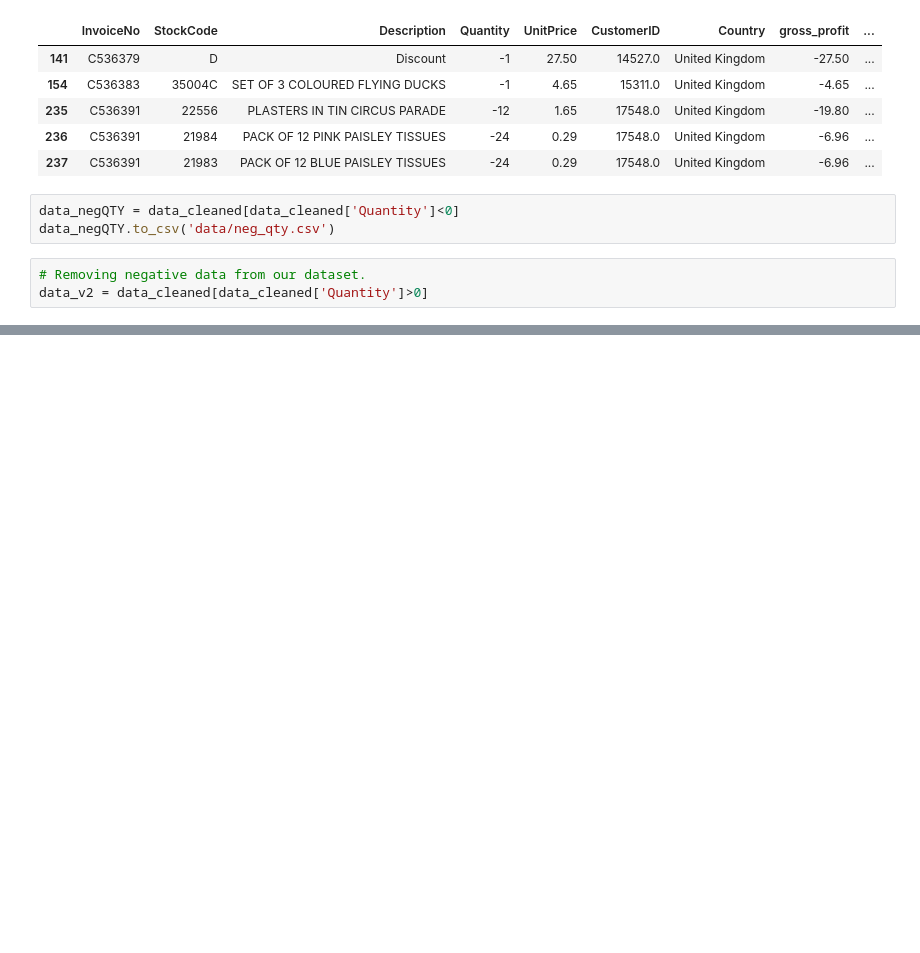
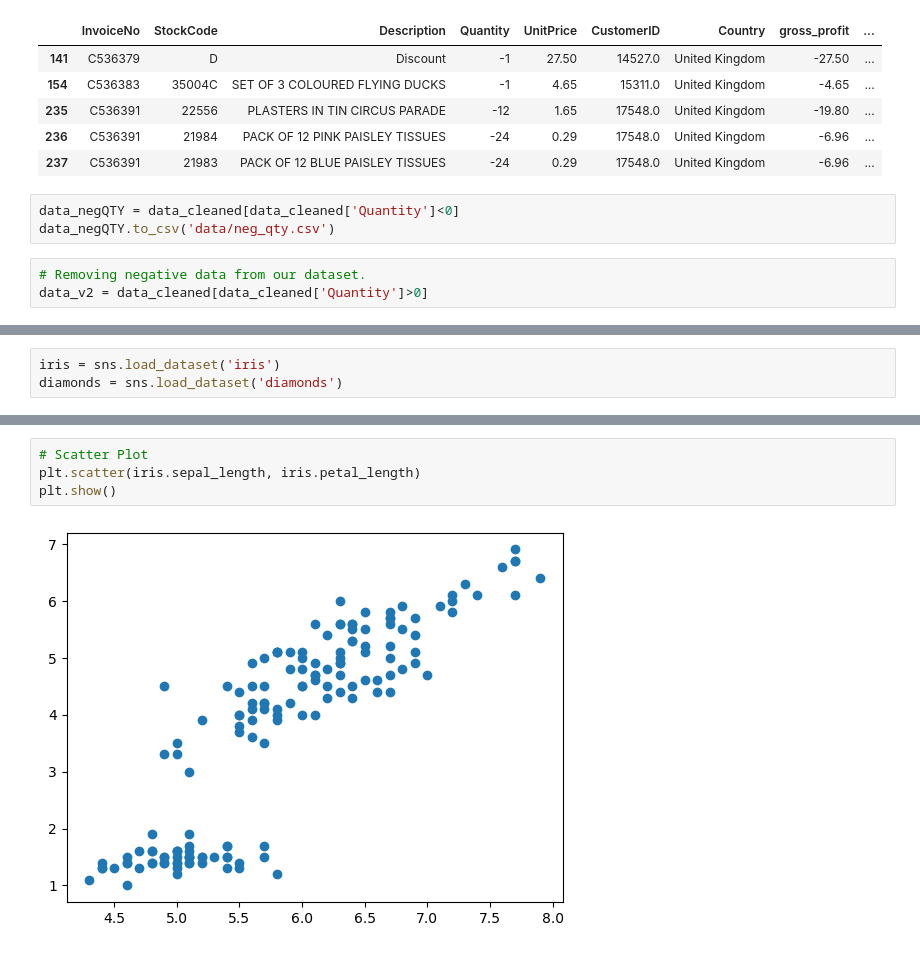
Before and after one commit to NiroshSuthagar/python_crash_course, a Jupyter notebook: myPythonNotes.ipynb, the cells around one changed output, grey strips where cells are left out. Drawn from its saved outputs; the diff is of its cells as text; blank space fills up the shorter version.

```diff
--- a/myPythonNotes.ipynb
+++ b/myPythonNotes.ipynb
@@ -896,0 +889,3 @@ plt.show()
+# %%
+iris = sns.load_dataset('iris')
+diamonds = sns.load_dataset('diamonds')
@@ -896,0 +957,6 @@ plt.show()
+# %%
+# Scatter Plot
+plt.scatter(iris.sepal_length, iris.petal_length)
+plt.show()
+# %% [output]
+[figure, added]
```
Also changed, not shown: parts of 23 cells of this notebook, 1 other file.
